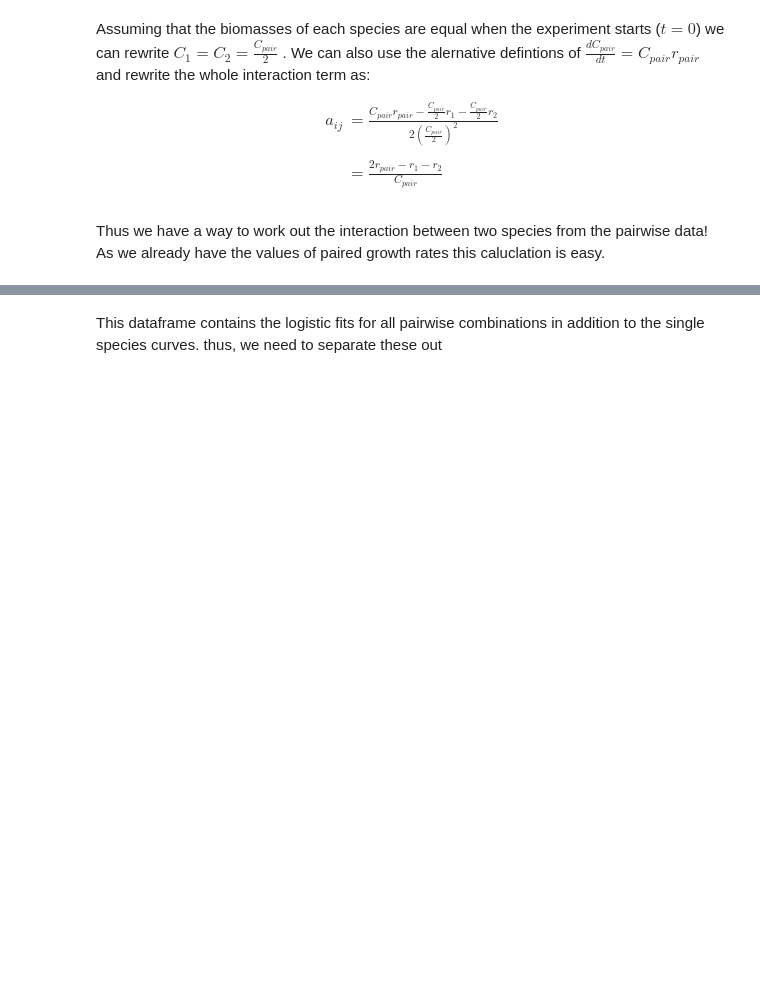
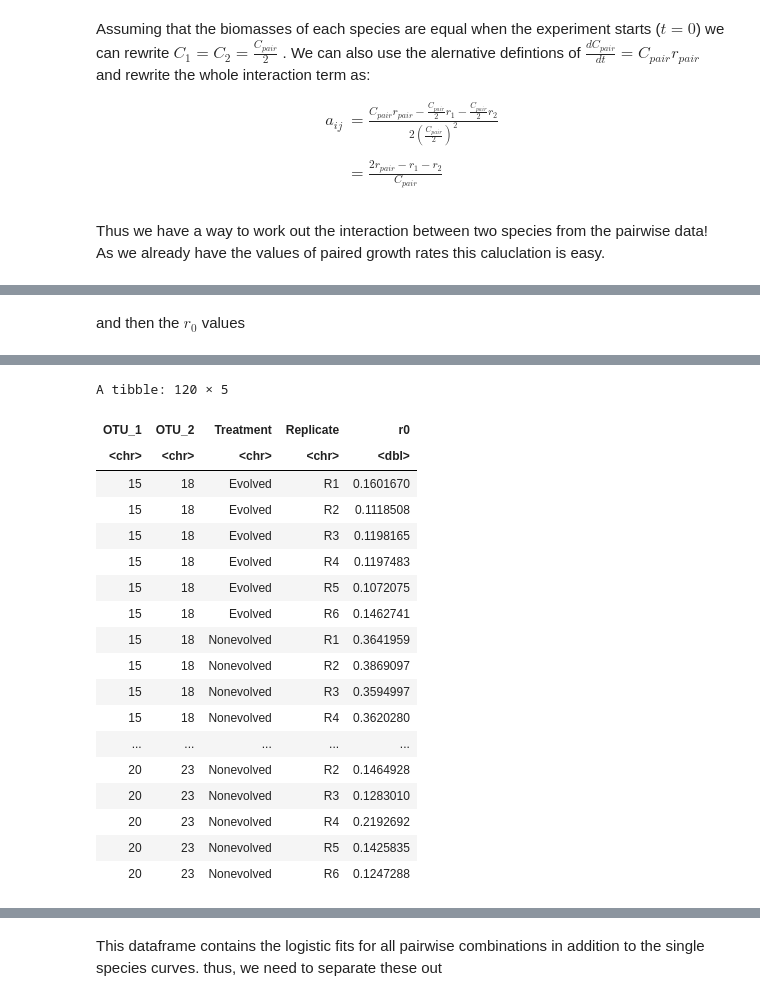
Before and after one commit to CleggTom/Bacterial_Interactions, a Jupyter notebook: notebooks/Data_analysis.ipynb, the cells around one changed output, grey strips where cells are left out. Saved outputs shown, nothing was run; the diff lists cells and outputs as text; code cells hidden in the pictures; blank space fills up the shorter version.

```diff
--- a/notebooks/Data_analysis.ipynb
+++ b/notebooks/Data_analysis.ipynb
@@ -262,0 +365,28 @@ Thus we have a way to work out the interaction between two species from the pair
+# %% [markdown]
+and then the $r_0$ values
+# %%
+#interactions growth data
+growth_curves <- read_csv("../data/Francisca//GrowthRate20C/Pairwise_LogisticIndivcurves_Barout.csv",
+                          col_types = cols(
+                                          X1 = col_double(),
+                                          pa = col_character(),
+                                          LOG10Nmax = col_double(),
+                                          LOG10N0 = col_double(),
+                                          mumax = col_double(),
+                                          AIC = col_double(),
+                                          quasi.r2 = col_double(),
+                                          Replicate = col_double(),
+                                          Treatment = col_character()
+                                          ))
+
+#get the pairs
+pair_grw <- growth_curves %>% filter(str_detect(Treatment,regex("[0-9]*\\.[0-9]*",ignore_case = T)))
+pair_grw_r0 <- pair_grw %>%
+    separate(pa,c("x","y"),sep = "-") %>%
+    separate(x,c("OTU_1","OTU_2")) %>%
+    separate(y,c("Treatment","Replicate"),sep = ":") %>%
+    select(OTU_1,OTU_2,Treatment,Replicate,r0 = mumax) %>%
+    mutate(Treatment = recode(Treatment,"E" = "Evolved", "NE" = "Nonevolved"))
+
+pair_grw_r0
+# %% [output]
@@ -262,0 +395,19 @@ Thus we have a way to work out the interaction between two species from the pair
+A tibble: 120 × 5
+| OTU_1 | OTU_2 | Treatment | Replicate | r0 |
+| <chr> | <chr> | <chr> | <chr> | <dbl> |
+| 15 | 18 | Evolved | R1 | 0.1601670 |
+| 15 | 18 | Evolved | R2 | 0.1118508 |
+| 15 | 18 | Evolved | R3 | 0.1198165 |
+| 15 | 18 | Evolved | R4 | 0.1197483 |
+| 15 | 18 | Evolved | R5 | 0.1072075 |
+| 15 | 18 | Evolved | R6 | 0.1462741 |
+| 15 | 18 | Nonevolved | R1 | 0.3641959 |
+| 15 | 18 | Nonevolved | R2 | 0.3869097 |
+| 15 | 18 | Nonevolved | R3 | 0.3594997 |
+| 15 | 18 | Nonevolved | R4 | 0.3620280 |
+| ... | ... | ... | ... | ... |
+| 20 | 23 | Nonevolved | R2 | 0.1464928 |
+| 20 | 23 | Nonevolved | R3 | 0.1283010 |
+| 20 | 23 | Nonevolved | R4 | 0.2192692 |
+| 20 | 23 | Nonevolved | R5 | 0.1425835 |
+| 20 | 23 | Nonevolved | R6 | 0.1247288 |
```
Also changed, not shown: parts of 11 cells of this notebook.
